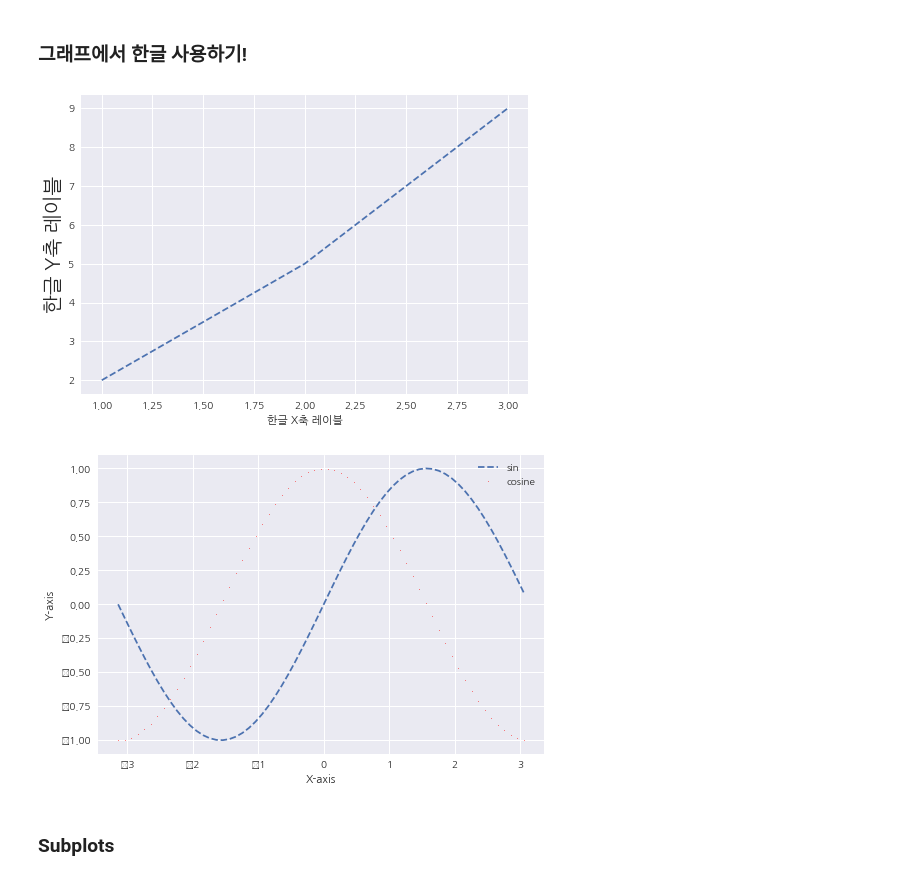
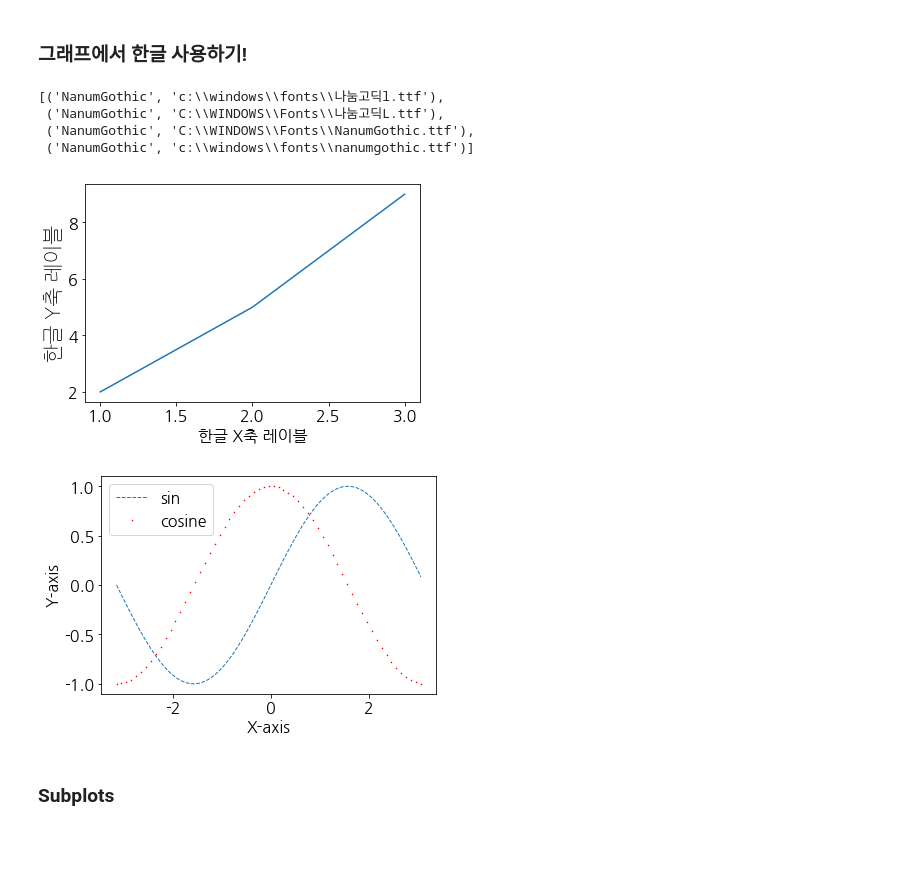
Before and after one commit to chajoo0/Big_Data_Fintech, a Jupyter notebook: 차주영_06matplotlib.ipynb, the cells around one changed output. Drawn from its saved outputs; the diff is of its cells as text; code cells hidden in the pictures; blank space fills up the shorter version.

```diff
--- a/차주영_06matplotlib.ipynb
+++ b/차주영_06matplotlib.ipynb
@@ -76,4 +78,17 @@ plt.plot(np.arange(10))
 # %% [markdown]
 ### 그래프에서 한글 사용하기!
+# %%
+# 폰트를 설치했는데 원하는 폰트명을 가져오지 못 할때, 터미널을 열어 mpl.get_cachedir()로 찍히는 캐시위치로 이동해서 캐시파일을 열어봅니다.
+# 캐시파일에 원하는 폰트리스트가 없으면 주피터 노트북 혹은 콘다를 재실행 해줍니다.
+
+[(f.name, f.fname) for f in fm.fontManager.ttflist if 'Nanum' in f.name]
+# %% [output]
+[('NanumGothic', 'c:\\windows\\fonts\\나눔고딕l.ttf'),
+ ('NanumGothic', 'C:\\WINDOWS\\Fonts\\나눔고딕L.ttf'),
+ ('NanumGothic', 'C:\\WINDOWS\\Fonts\\NanumGothic.ttf'),
+ ('NanumGothic', 'c:\\windows\\fonts\\nanumgothic.ttf')]
+# %%
+# 그래프에서 마이너스 폰트 깨지는 문제에 대한 대처
+mpl.rcParams['axes.unicode_minus'] = False
 # %%
 mpl.rcParams['font.family'] = 'NanumGothic'
@@ -82,26 +96,26 @@ mpl.rcParams['font.size'] =16
 # %%
 import matplotlib.pyplot as plt
 import matplotlib.font_manager as fm
 
 #(1) 한글 기본 설정(이 스크립트 전체가 영향을 받음)
-mpl.rcParams['font.family'] = 'NanumGothic'
+mpl.rcParams["font.family"] = 'NanumGothic'
 
 #(2) 지정한 곳에서만 한글 설정을 유효하게
-font_path = 'C:/Windows/Fonts/NanumGothic.ttf'
+font_path = 'C:/Windows/Fonts/나눔고딕L.ttf'
 font_prop = fm.FontProperties(fname= font_path)
 font_prop.set_style('normal')
 font_prop.set_size('20')
 plt.figure(1)
 plt.plot([1,2,3], [2,5,9])
 
 #X축 레이블은 설정(1) 적용
 plt.xlabel('한글 X축 레이블')
 
 #Y축은 레이블은 설정(2) 적용
-plt.ylabel('한글 Y축 레이블', fontproperties=font_prop)
+plt.ylabel('한글 Y축 레이블', fontproperties = font_prop)
 plt.show()
 # %% [output]
-[figure, old version]
+[figure, new version]
 # %%
 x = np.arange(-np.pi, np.pi, 0.1)
 y1 = np.sin(x)
@@ -117,7 +131,7 @@ plt.legend(loc='best')
 #그리기 실행
 plt.show()
 # %% [output]
-[figure, old version]
+[figure, new version]
 # %% [markdown]
 ### Subplots
 # %%
```
Also changed, not shown: parts of 22 cells of this notebook, 1 other file.
